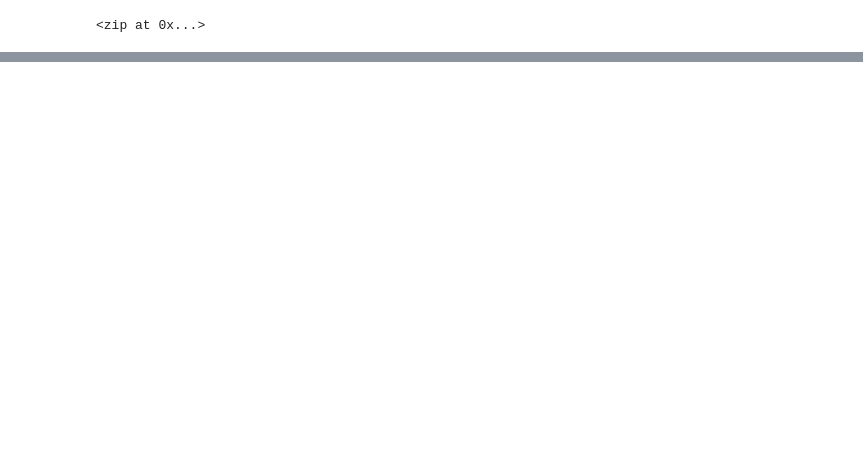
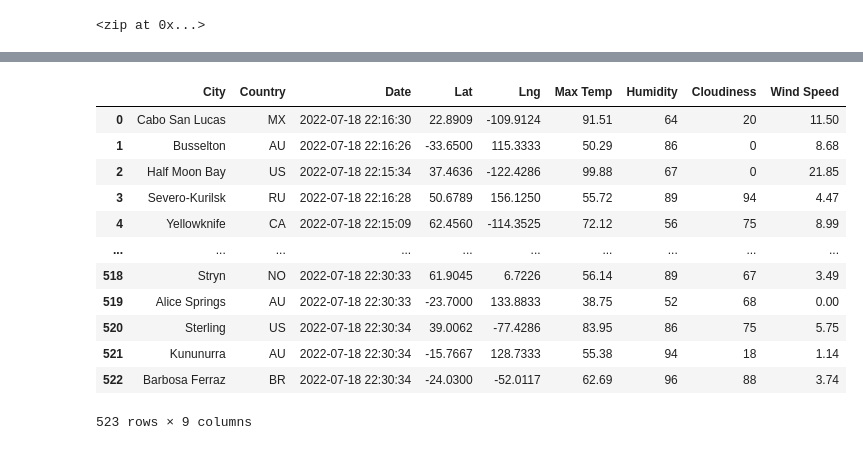
Before and after one commit to cpstell/World_Weather_Analysis, a Jupyter notebook: WeatherPy.ipynb, the cells around one changed output, grey strips where cells are left out. Saved outputs shown, nothing was run; the diff lists cells and outputs as text; code cells hidden in the pictures; blank space fills up the shorter version.

```diff
--- a/WeatherPy.ipynb
+++ b/WeatherPy.ipynb
@@ -80,0 +88,3 @@ len(cities)
+# %%
+# Starting URL for Weather Map API Call.
+url = "http://api.openweathermap.org/data/2.5/weather?units=Imperial&APPID=" + weather_api_key
@@ -80,0 +181,4 @@ len(cities)
+# %%
+# Convert the array of dictionaries to a Pandas DataFrame.
+city_data_df = pd.DataFrame(city_data)
+city_data_df.head(10)
@@ -80,0 +197,18 @@ len(cities)
+# %%
+new_column_order = ["City", "Country", "Date", "Lat", "Lng", "Max Temp", "Humidity", "Cloudiness", "Wind Speed"]
+city_data_df = city_data_df[new_column_order]
+city_data_df
+# %% [output]
+|  | City | Country | Date | Lat | Lng | Max Temp | Humidity | Cloudiness | Wind Speed |
+| 0 | Cabo San Lucas | MX | 2022-07-18 22:16:30 | 22.8909 | -109.9124 | 91.51 | 64 | 20 | 11.50 |
+| 1 | Busselton | AU | 2022-07-18 22:16:26 | -33.6500 | 115.3333 | 50.29 | 86 | 0 | 8.68 |
+| 2 | Half Moon Bay | US | 2022-07-18 22:15:34 | 37.4636 | -122.4286 | 99.88 | 67 | 0 | 21.85 |
+| 3 | Severo-Kurilsk | RU | 2022-07-18 22:16:28 | 50.6789 | 156.1250 | 55.72 | 89 | 94 | 4.47 |
+| 4 | Yellowknife | CA | 2022-07-18 22:15:09 | 62.4560 | -114.3525 | 72.12 | 56 | 75 | 8.99 |
+| ... | ... | ... | ... | ... | ... | ... | ... | ... | ... |
+| 518 | Stryn | NO | 2022-07-18 22:30:33 | 61.9045 | 6.7226 | 56.14 | 89 | 67 | 3.49 |
+| 519 | Alice Springs | AU | 2022-07-18 22:30:33 | -23.7000 | 133.8833 | 38.75 | 52 | 68 | 0.00 |
+| 520 | Sterling | US | 2022-07-18 22:30:34 | 39.0062 | -77.4286 | 83.95 | 86 | 75 | 5.75 |
+| 521 | Kununurra | AU | 2022-07-18 22:30:34 | -15.7667 | 128.7333 | 55.38 | 94 | 18 | 1.14 |
+| 522 | Barbosa Ferraz | BR | 2022-07-18 22:30:34 | -24.0300 | -52.0117 | 62.69 | 96 | 88 | 3.74 |
+523 rows × 9 columns
```
Also changed, not shown: parts of 10 cells of this notebook, 3 other files.
